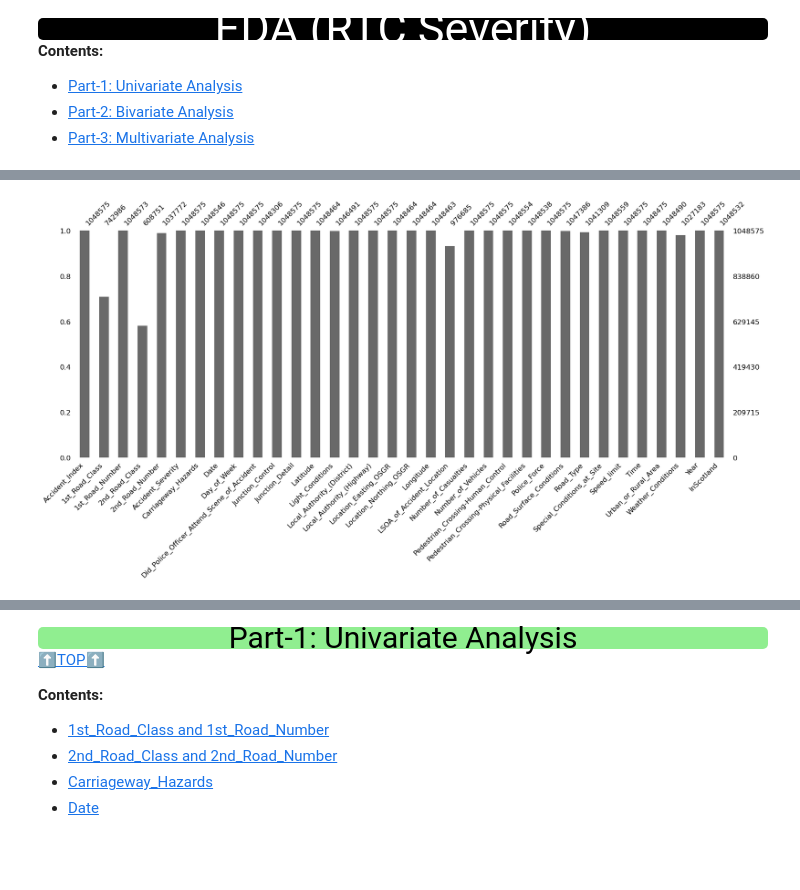
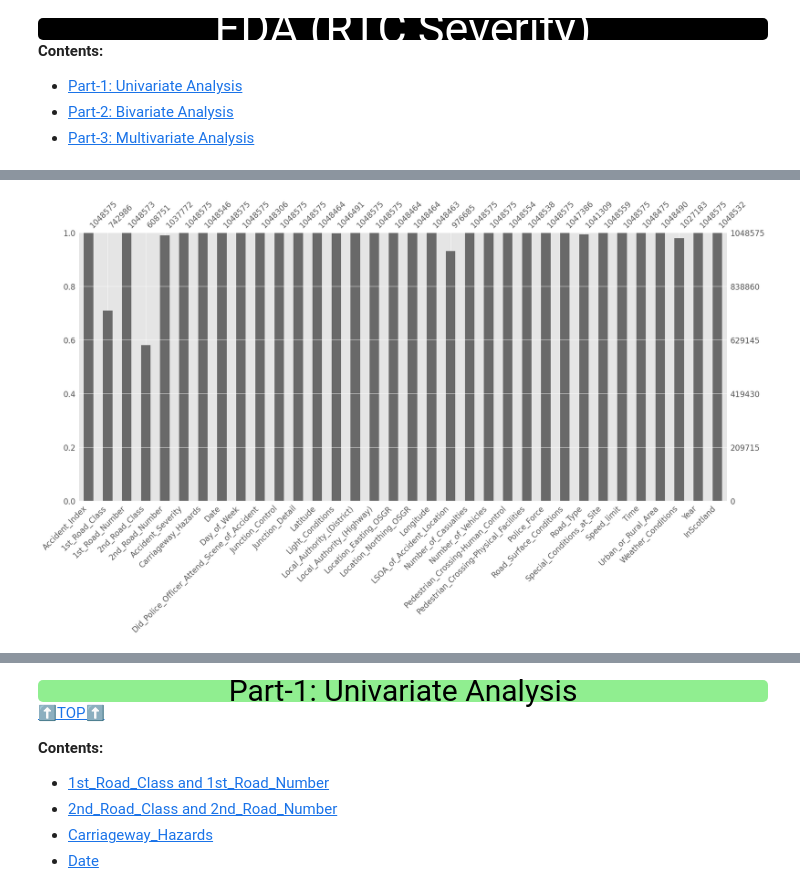
Before and after one commit to kmedri/-Omdena_Predicting_RTC_Severity_main, a Jupyter notebook: Group_1_Predicting_RTC_Severity/Ibrahim/EDA-2-2.ipynb, the cells around one changed output, grey strips where cells are left out. Cells and saved outputs as stored; diff of their text form; code cells hidden in the pictures; blank space fills up the shorter version.

```diff
--- a/Group_1_Predicting_RTC_Severity/Ibrahim/EDA-2-2.ipynb
+++ b/Group_1_Predicting_RTC_Severity/Ibrahim/EDA-2-2.ipynb
@@ -47,12 +47,9 @@ pd.set_option('display.max_columns', None)
 # this ignores the depreciation warnings etc
 import warnings
 warnings.filterwarnings("ignore")
-# %%
-pd.set_option("display.max_columns", None)
-plt.style.use("default")
 # %%
 CYELLOWBG2 = '\33[103m'
 CEND = "\33[0m"
 # %%
-df_accident = pd.read_parquet("../DATA/parquet/accident_data.parquet")
-df_accident.shape
+df_accident = pd.read_parquet('C:/Users/kmedr/My Drive/Omdena_Predicting_RTC_main/DATA/parquet/accident_data.parquet')
+df_lgbm = pd.read_parquet('C:/Users/kmedr/My Drive/Omdena_Predicting_RTC_main/DATA/PreProcessedMain/all_rtc_ds/Group 1 Data/accident_data_lgbm_impute.parquet')
@@ -68,4 +72,4 @@ df_accident.tail(3)
 # %%
-msno.bar(df_accident, figsize=(20, 7), fontsize=12);
+msno.bar(df_accident);
 # %% [output]
-[figure, old version]
+[figure, new version]
```
Also changed, not shown: parts of 13 cells of this notebook, 4 other files.
